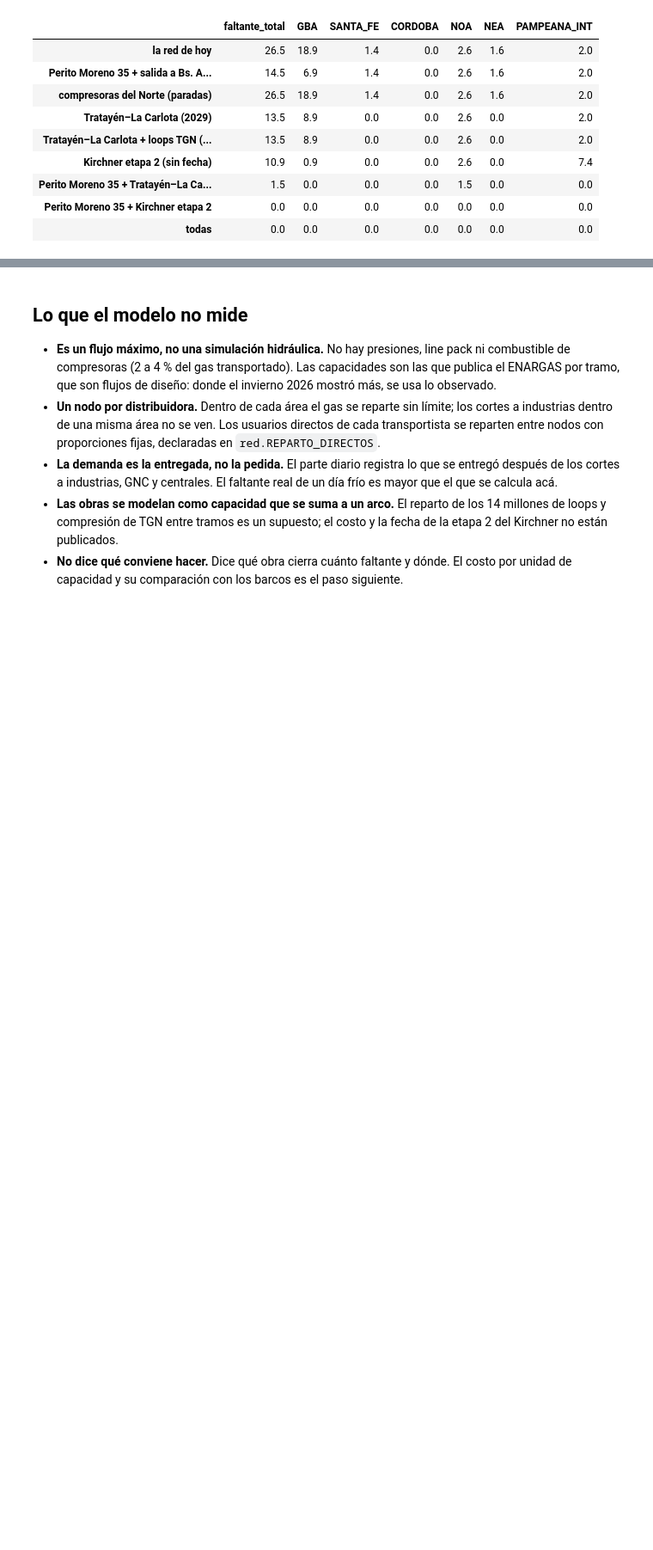
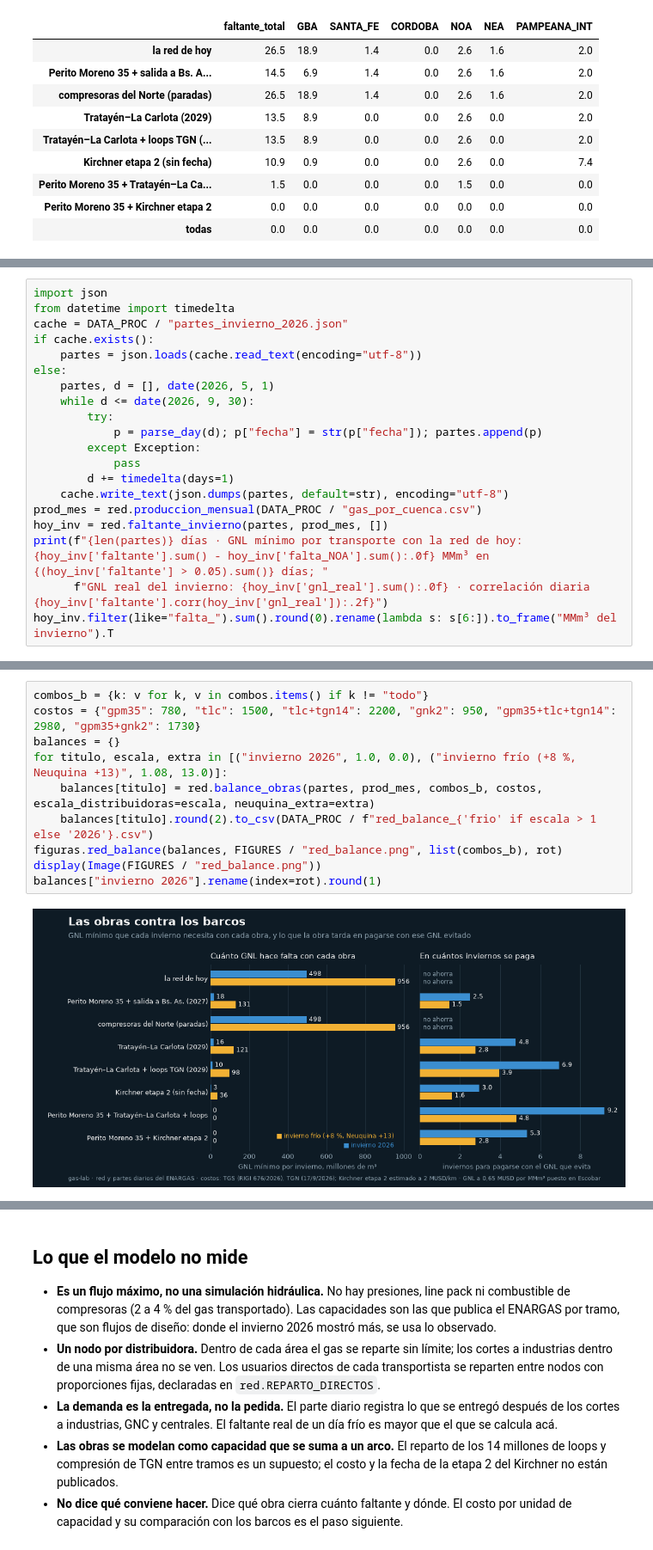
Before and after one commit to dpinero14/gas-lab, a Jupyter notebook: notebooks/03_la_red.ipynb, the cells around one changed output, grey strips where cells are left out. Shown at 86% size. Drawn from its saved outputs; the diff is of its cells as text; blank space fills up the shorter version.

```diff
--- a/notebooks/03_la_red.ipynb
+++ b/notebooks/03_la_red.ipynb
@@ -196,0 +209,20 @@ tablas["Día frío de un invierno frío (+8 %, demanda 158)"].rename(index=rot)[
+# %%
+import json
+from datetime import timedelta
+cache = DATA_PROC / "partes_invierno_2026.json"
+if cache.exists():
+    partes = json.loads(cache.read_text(encoding="utf-8"))
+else:
+    partes, d = [], date(2026, 5, 1)
+    while d <= date(2026, 9, 30):
+        try:
+            p = parse_day(d); p["fecha"] = str(p["fecha"]); partes.append(p)
+        except Exception:
+            pass
+        d += timedelta(days=1)
+    cache.write_text(json.dumps(partes, default=str), encoding="utf-8")
+prod_mes = red.produccion_mensual(DATA_PROC / "gas_por_cuenca.csv")
+hoy_inv = red.faltante_invierno(partes, prod_mes, [])
+print(f"{len(partes)} días · GNL mínimo por transporte con la red de hoy: {hoy_inv['faltante'].sum() - hoy_inv['falta_NOA'].sum():.0f} MMm³ en {(hoy_inv['faltante'] > 0.05).sum()} días; "
+      f"GNL real del invierno: {hoy_inv['gnl_real'].sum():.0f} · correlación diaria {hoy_inv['faltante'].corr(hoy_inv['gnl_real']):.2f}")
+hoy_inv.filter(like="falta_").sum().round(0).rename(lambda s: s[6:]).to_frame("MMm³ del invierno").T
@@ -196,0 +233,12 @@ tablas["Día frío de un invierno frío (+8 %, demanda 158)"].rename(index=rot)[
+# %%
+combos_b = {k: v for k, v in combos.items() if k != "todo"}
+costos = {"gpm35": 780, "tlc": 1500, "tlc+tgn14": 2200, "gnk2": 950, "gpm35+tlc+tgn14": 2980, "gpm35+gnk2": 1730}
+balances = {}
+for titulo, escala, extra in [("invierno 2026", 1.0, 0.0), ("invierno frío (+8 %, Neuquina +13)", 1.08, 13.0)]:
+    balances[titulo] = red.balance_obras(partes, prod_mes, combos_b, costos, escala_distribuidoras=escala, neuquina_extra=extra)
+    balances[titulo].round(2).to_csv(DATA_PROC / f"red_balance_{'frio' if escala > 1 else '2026'}.csv")
+figuras.red_balance(balances, FIGURES / "red_balance.png", list(combos_b), rot)
+display(Image(FIGURES / "red_balance.png"))
+balances["invierno 2026"].rename(index=rot).round(1)
+# %% [output]
+[figure, added]
```
Also changed, not shown: parts of 4 cells of this notebook, 8 other files.
